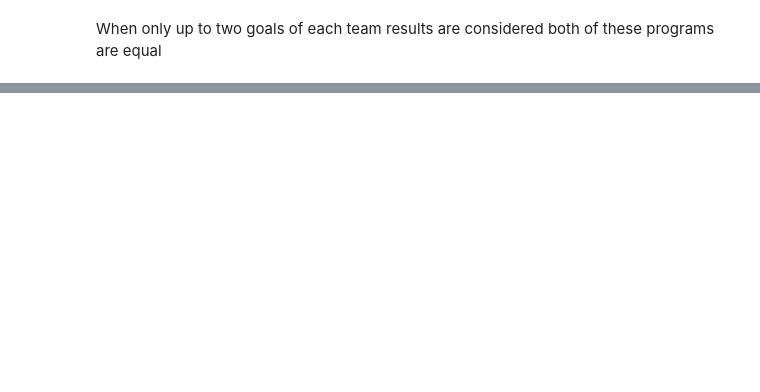
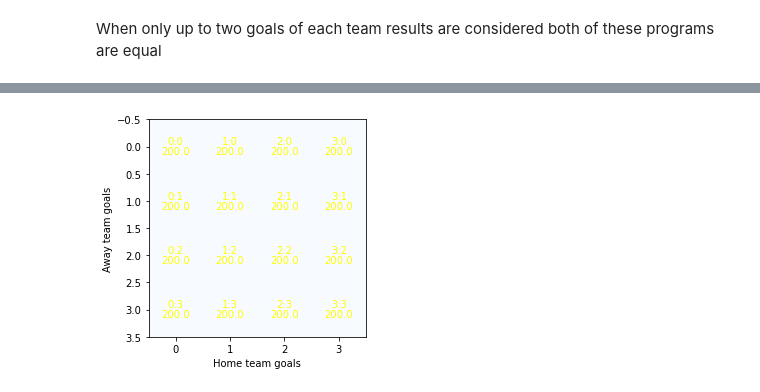
Before and after one commit to syrovzde/inefficiencies, a Jupyter notebook: easy_examples.ipynb, the cells around one changed output, grey strips where cells are left out. Saved outputs shown, nothing was run; the diff lists cells and outputs as text; code cells hidden in the pictures; blank space fills up the shorter version.

```diff
--- a/easy_examples.ipynb
+++ b/easy_examples.ipynb
@@ -141,26 +146,28 @@ plt.show()
 # %%
 #transform max sum to min max
 points = 3
 all_results = (points+1)**2
 draw_results = points + 1
 home_results = (all_results - draw_results)/2
 away_win =  (all_results-draw_results)/2
 weights = np.ones((points+1)**2)
 matrix_A = arbitrage_main.create_matrix_a(3.2,3.2,3.2,points)
 possible_results = np.array([j-i for i in range(points+1) for j in range(points+1)],dtype=float)
 possible_results[possible_results!=0]=1
 possible_results[possible_results==0]=home_results/draw_results
 _,x,z=arb.solve_maxprofit_gurobi(matrix_A=matrix_A,MatchID=None,weights=possible_results)
 max_sum_transformed=arbitrage_main.calculate_profit_easy_example(bets=x,odds=np.array([3.2,3.2,3.2]),points=points)
 
 N = max_sum_transformed
 plt.imshow(N, cmap="Blues")
 for i in range(points+1):
   for j in range(points+1):
-    chstr =  str(i) + ":" + str(j)
-    plt.text(j, i, chstr, ha="center", va="bottom", color="gray")
-    plt.text(j, i, round(N[i, j].item(),1), ha="center", va="top", color="gray")
+    chstr =  str(j) + ":" + str(i)
+    plt.text(j, i, chstr, ha="center", va="bottom",color='yellow')
+    plt.text(j, i, round(N[i, j].item(),1), ha="center", va="top",color='yellow')
 #arrs[0].axis("off")
-plt.xlabel('Away team goals')
-plt.ylabel('Home team goals')
+plt.ylabel('Away team goals')
+plt.xlabel('Home team goals')
 plt.show()
+# %% [output]
+[figure, added]
```
Also changed, not shown: parts of 16 cells of this notebook, 8 other files.
